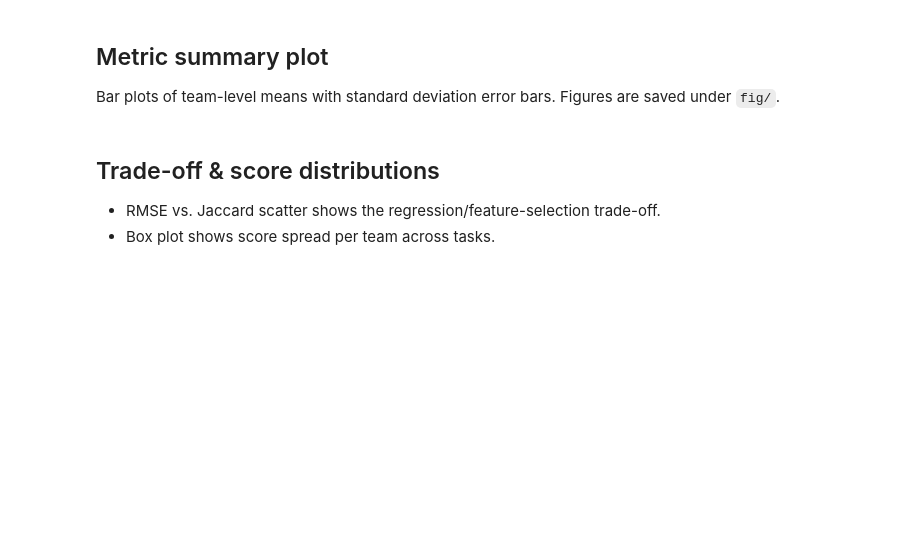
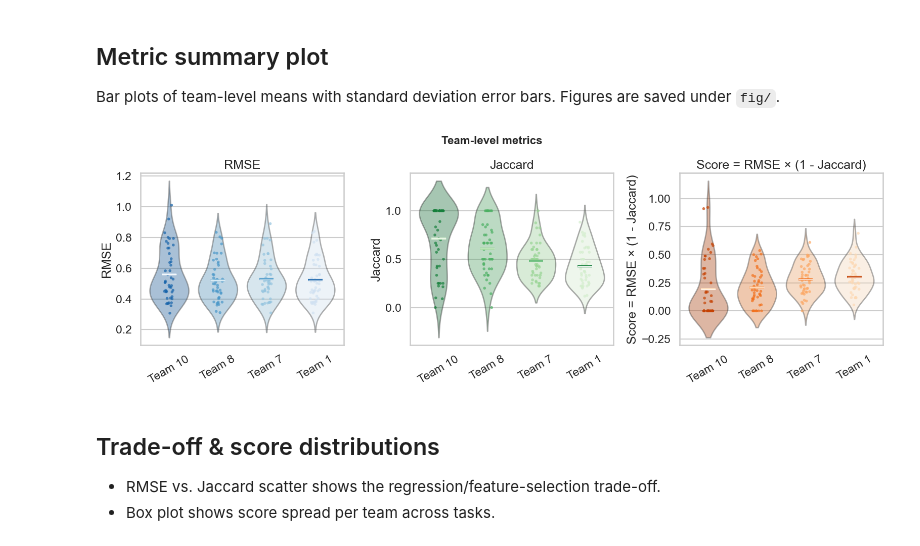
Before and after one commit to Shu-Wan/CSE472-blanket-challenge, a Jupyter notebook: labs/05_final_eval/evaluation.ipynb, the cells around one changed output. Drawn from its saved outputs; the diff is of its cells as text; code cells hidden in the pictures; blank space fills up the shorter version.

```diff
--- a/labs/05_final_eval/evaluation.ipynb
+++ b/labs/05_final_eval/evaluation.ipynb
@@ -69,11 +57,9 @@ print(f"Figures will be saved to: {FIG_DIR}")
 
 We keep the provided HF splits to double-check IDs, then convert the held-out test split to a Pandas frame with `y_test` and the Markov blanket mask.
 # %%
-develop = load_dataset(
-    "CSE472-blanket-challenge/final-dataset", "develop", split="train"
-)
+develop = load_dataset("CSE472-blanket-challenge/final-dataset", "develop", split="train")
 submit = load_dataset("CSE472-blanket-challenge/final-dataset", "submit", split="train")
-ground_truth_data = load_from_disk(GROUND_TRUTH_DIR)
+ground_truth_data = load_dataset("CSE472-blanket-challenge/final-ground-truth")
 
 assert set(develop["data_id"]) == set(ground_truth_data["train"]["data_id"])
 assert set(submit["data_id"]) == set(ground_truth_data["test"]["data_id"])
@@ -94,14 +87,12 @@ URLs come from `team.jsonl`. We skip downloads when the file already exists to k
 def download_submission(url: str, save_path: Path, overwrite: bool = False) -> Path:
     if save_path.exists() and not overwrite:
         return save_path
-
     response = httpx.get(url, timeout=30.0)
     response.raise_for_status()
     save_path.write_bytes(response.content)
     return save_path
 
-
-teams = load_dataset("json", data_files=str(LAB_ROOT / "team.jsonl"), split="train")
+teams = load_dataset("json", data_files=str("team.jsonl"), split="train")
 
 for team in teams:
     dest = DATA_DIR / f"team_{team['group']}_submission.csv"
@@ -118,28 +114,21 @@ def to_array(value, dtype=float) -> np.ndarray:
         return value.astype(dtype)
     if isinstance(value, list):
         return np.asarray(value, dtype=dtype)
-
     text = str(value).strip()
     if text.startswith("[") and text.endswith("]"):
         text = text[1:-1]
     return np.fromstring(text, sep=",", dtype=dtype)
-
 
 submissions: dict[int, pd.DataFrame] = {}
 
 for team in teams:
     group = team["group"]
     df = pd.read_csv(DATA_DIR / f"team_{group}_submission.csv")
-
     unnamed_cols = [c for c in df.columns if c.startswith("Unnamed:")]
     if unnamed_cols:
         df = df.drop(columns=unnamed_cols)
-
     df["y_pred"] = df["y_pred"].apply(lambda x: to_array(x, dtype=float))
-    df["markov_blanket_pred"] = df["markov_blanket_pred"].apply(
-        lambda x: to_array(x, dtype=int)
-    )
-
+    df["markov_blanket_pred"] = df["markov_blanket_pred"].apply(lambda x: to_array(x, dtype=int))
     submissions[group] = df
 
 submissions[next(iter(submissions))].head()
@@ -268,36 +256,39 @@ Bar plots of team-level means with standard deviation error bars. Figures are sa
 # %%
 plot_df = agg_results_df.copy()
 plot_df["team_label"] = plot_df["group"].apply(lambda x: f"Team {x}")
+team_order = plot_df["team_label"].tolist()
 
 fig, axes = plt.subplots(1, 3, figsize=(16, 5))
 metrics = [
-    ("rmse_mean", "rmse_std", "RMSE", "Blues"),
-    ("jaccard_mean", "jaccard_std", "Jaccard", "Greens"),
-    ("score_mean", "score_std", "Score = RMSE × (1 - Jaccard)", "Oranges"),
+    ("rmse", "RMSE", "Blues"),
+    ("jaccard", "Jaccard", "Greens"),
+    ("score", "Score = RMSE × (1 - Jaccard)", "Oranges"),
 ]
 
-for ax, (mean_col, std_col, title, palette) in zip(axes, metrics):
-    sns.barplot(
-        data=plot_df,
-        x="team_label",
-        y=mean_col,
-        yerr=plot_df[std_col],
-        palette=palette,
-        ax=ax,
-        edgecolor="black",
-        alpha=0.9,
-    )
-    for container in ax.containers:
-        ax.bar_label(container, fmt="%.3f", padding=2)
+score_df["team_label"] = score_df["group"].apply(lambda x: f"Team {x}")
+
+for ax, (col, title, palette) in zip(axes, metrics):
+    colors = sns.color_palette(palette, n_colors=len(team_order))
+    sns.violinplot(data=score_df, x="team_label", y=col, order=team_order, hue="team_label",
+                   palette=palette, inner=None, alpha=0.4, ax=ax, legend=False)
+    sns.stripplot(data=score_df, x="team_label", y=col, order=team_order, hue="team_label",
+                  palette=palette, size=4, alpha=0.7, ax=ax, legend=False)
+    # Add mean markers with matching colors
+    for i, team in enumerate(team_order):
+        mean_val = score_df.loc[score_df["team_label"] == team, col].mean()
+        ax.hlines(mean_val, i - 0.15, i + 0.15, color=colors[i], linewidth=3, zorder=10)
+        ax.hlines(mean_val, i - 0.15, i + 0.15, color="white", linewidth=1, zorder=11)
     ax.set_title(title)
     ax.set_xlabel("")
     ax.set_ylabel(title)
     ax.tick_params(axis="x", rotation=30)
 
 plt.tight_layout()
 fig.suptitle("Team-level metrics", y=1.04, fontsize=16, fontweight="bold")
 fig.savefig(FIG_DIR / "team_metric_summary.png", dpi=300, bbox_inches="tight")
 plt.show()
+# %% [output]
+[figure, added]
 # %% [markdown]
 ## Trade-off & score distributions
 
```
Also changed, not shown: parts of 15 cells of this notebook, 8 other files.
